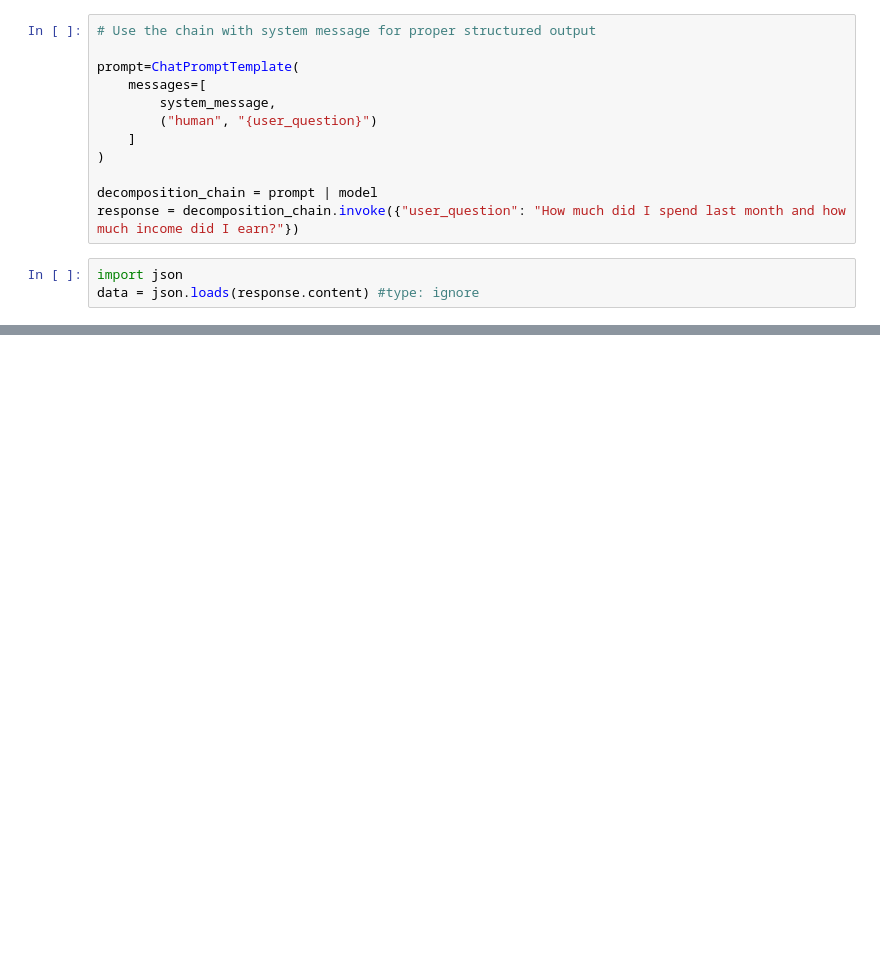
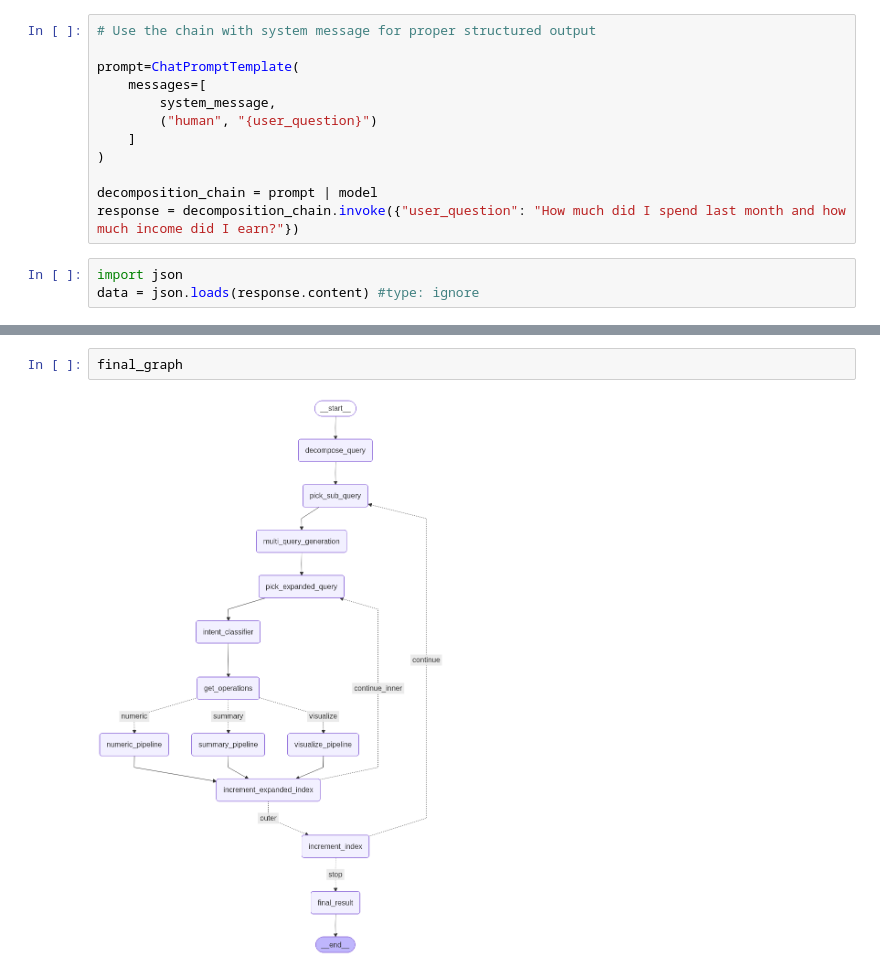
Before and after one commit to Akshat3422/Agentic_Graph, a Jupyter notebook: chatbot/researach.ipynb, the cells around one changed output, grey strips where cells are left out. Drawn from its saved outputs; the diff is of its cells as text; blank space fills up the shorter version.

```diff
--- a/chatbot/researach.ipynb
+++ b/chatbot/researach.ipynb
@@ -458,0 +469,4 @@ Image(graph_image)
+# %%
+final_graph
+# %% [output]
+[figure, added]
```
Also changed, not shown: parts of 1 cell of this notebook, 8 other files.
